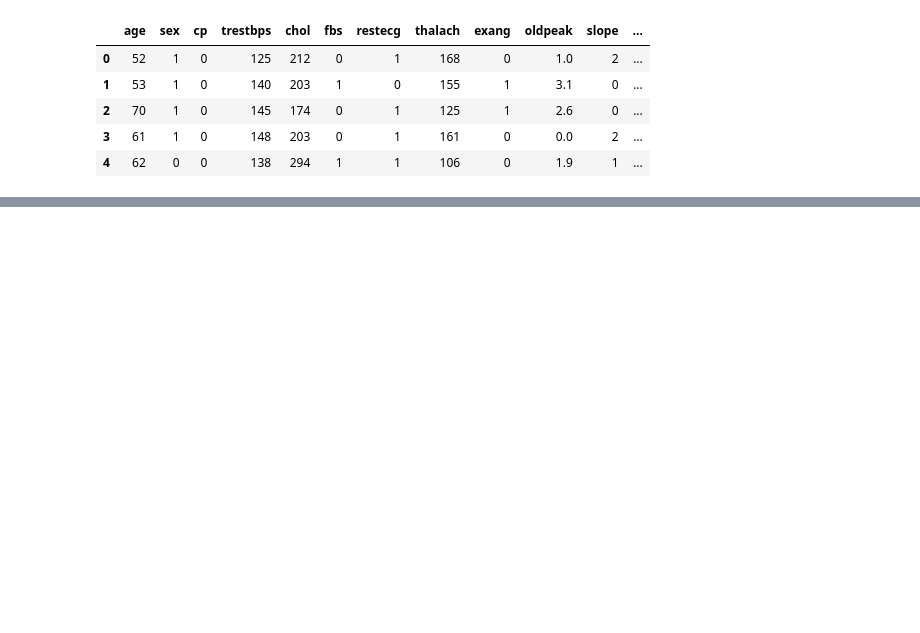
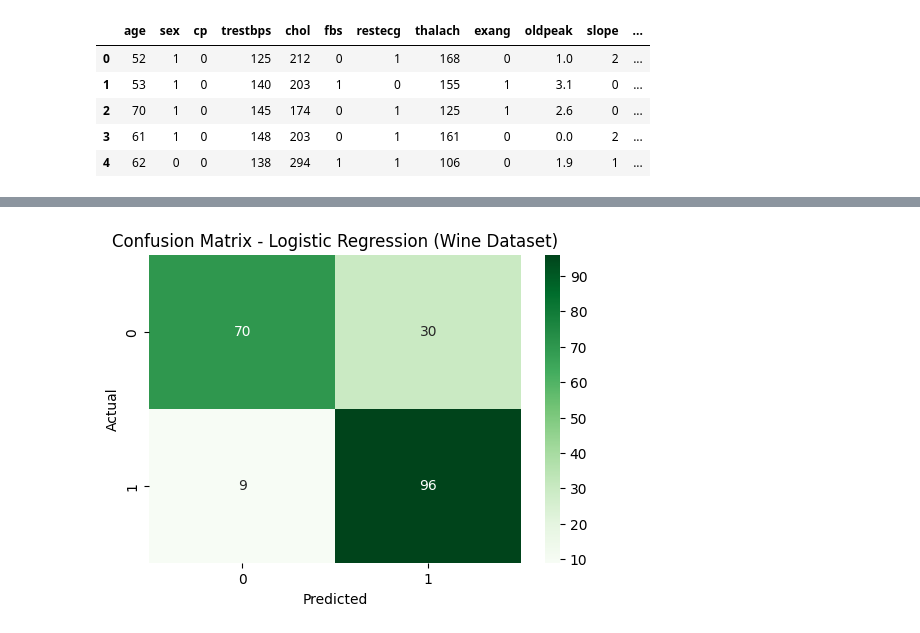
Before and after one commit to Praharshita1275/ML-Assignment-1, a Jupyter notebook: ML_Assignment_1.ipynb, the cells around one changed output, grey strips where cells are left out. Cells and saved outputs as stored; diff of their text form; code cells hidden in the pictures; blank space fills up the shorter version.

```diff
--- a/ML_Assignment_1.ipynb
+++ b/ML_Assignment_1.ipynb
@@ -47,0 +840,5 @@ y_test shape: (205,)
+# %%
+# Feature scaling
+scaler = StandardScaler()
+X_train_scaled = scaler.fit_transform(X_train)
+X_test_scaled = scaler.transform(X_test)
@@ -47,0 +878,7 @@ y_test shape: (205,)
+# %%
+# Logistic Regression model
+log_reg = LogisticRegression(
+    max_iter=2000,
+    solver='lbfgs'
+)
+log_reg.fit(X_train_scaled, y_train)
@@ -47,0 +887,3 @@ y_test shape: (205,)
+# %%
+# Predictions
+y_pred = log_reg.predict(X_test_scaled)
@@ -47,0 +916,5 @@ y_test shape: (205,)
+# %%
+# Classification Report
+# Get unique target names from the actual test data
+target_names = sorted(np.unique(y_test).astype(str))
+print("\nClassification Report:\n", classification_report(y_test, y_pred, target_names=target_names))
@@ -47,0 +931,12 @@ y_test shape: (205,)
+# %%
+# Confusion Matrix
+cm = confusion_matrix(y_test, y_pred)
+
+plt.figure(figsize=(6,4))
+sns.heatmap(cm, annot=True, fmt="d", cmap="Greens", xticklabels=target_names, yticklabels=target_names)
+plt.xlabel("Predicted")
+plt.ylabel("Actual")
+plt.title("Confusion Matrix - Logistic Regression (Wine Dataset)")
+plt.show()
+# %% [output]
+[figure, added]
```
Also changed, not shown: parts of 50 cells of this notebook.
